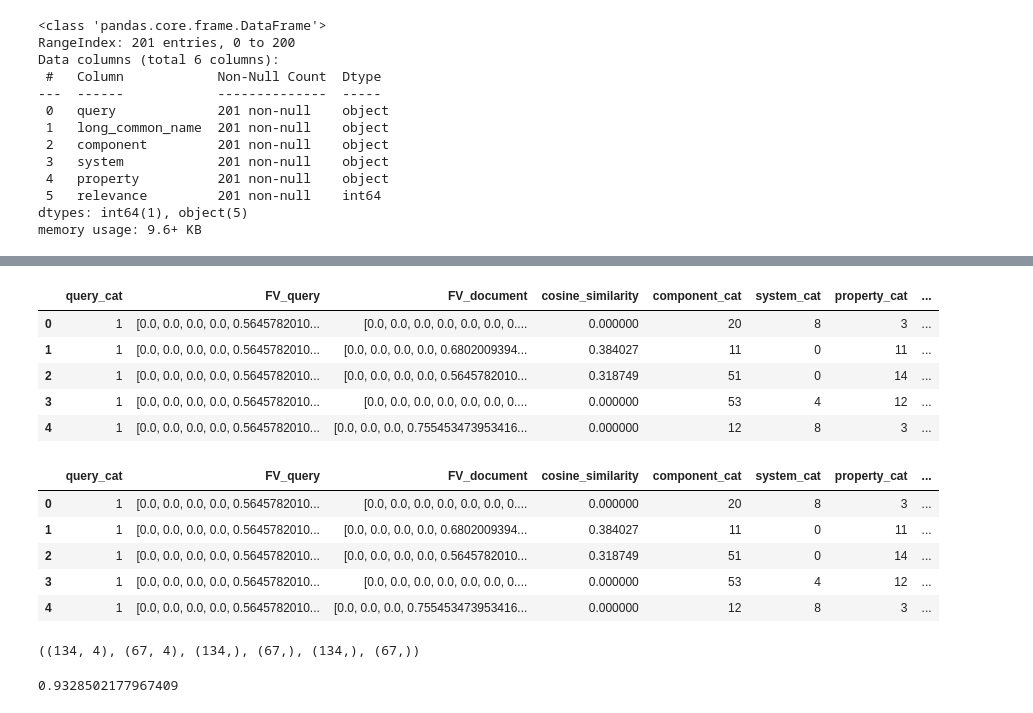
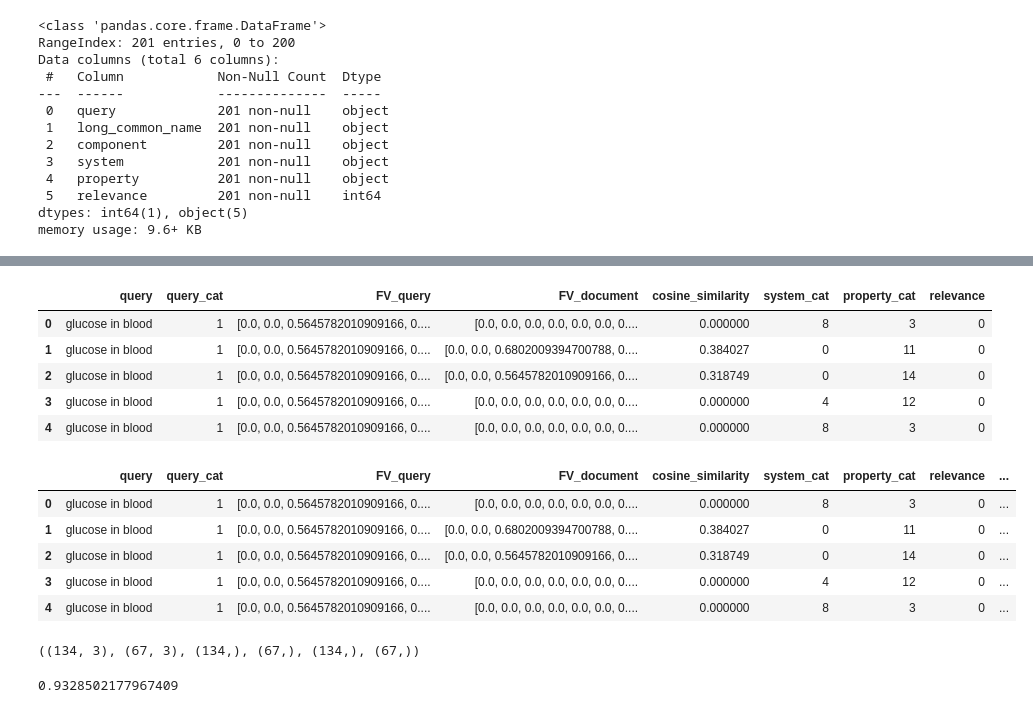
Before and after one commit to alexsierra45/ib-mlr, a Jupyter notebook: AdaRank.ipynb, the cells around one changed output, grey strips where cells are left out. Cells and saved outputs as stored; diff of their text form; code cells hidden in the pictures.

```diff
--- a/AdaRank.ipynb
+++ b/AdaRank.ipynb
@@ -28,7 +31,7 @@ dtypes: int64(1), object(5)
 memory usage: 9.6+ KB
 # %%
 encoders = {}
-for col in ['query','component', 'system', 'property']:
+for col in ['query', 'system', 'property']:
   le = LabelEncoder()
   data[col+'_cat'] = le.fit_transform(data[col])
   encoders[col] = le
@@ -61,7 +64,8 @@ def lemmatize(text):
 def return_sentences(tokens):
     return " ".join([word for word in tokens])
 # %%
-data['removed_punc'] = data['long_common_name'].apply(lambda x: remove_punct(x))
+data['text'] = data['long_common_name'] + ' ' + data['component']
+data['removed_punc'] = data['text'].apply(lambda x: remove_punct(x))
 data['tokens'] = data['removed_punc'].apply(lambda msg : tokenize(msg))
 #data['larger_tokens'] = data['tokens'].apply(lambda x : remove_small_words(x))
 data['clean_tokens'] = data['tokens'].apply(lambda x : remove_stopwords(x))
@@ -90,36 +94,35 @@ tfidf = TfidfVectorizer(max_features=20)
 data['FV_document'] = tfidf.fit_transform(data['clean_text']).toarray().tolist()
 data['FV_query'] = tfidf.transform(data['query']).toarray().tolist()
 data['cosine_similarity'] = data.apply(lambda row: cosine_similarity([row['FV_query']],[row['FV_document']])[0][0], axis=1)
-df = data[['query_cat', 'FV_query', 'FV_document', 'cosine_similarity', 'component_cat', 'system_cat', 'property_cat', 'relevance']].copy()
+df = data[['query', 'query_cat', 'FV_query', 'FV_document', 'cosine_similarity', 'system_cat', 'property_cat', 'relevance']].copy()
 df.head()
 # %% [output]
-|  | query_cat | FV_query | FV_document | cosine_similarity | component_cat | system_cat | property_cat | ... |
-| 0 | 1 | [0.0, 0.0, 0.0, 0.0, 0.5645782010... | [0.0, 0.0, 0.0, 0.0, 0.0, 0.0, 0.... | 0.000000 | 20 | 8 | 3 | ... |
-| 1 | 1 | [0.0, 0.0, 0.0, 0.0, 0.5645782010... | [0.0, 0.0, 0.0, 0.0, 0.6802009394... | 0.384027 | 11 | 0 | 11 | ... |
-| 2 | 1 | [0.0, 0.0, 0.0, 0.0, 0.5645782010... | [0.0, 0.0, 0.0, 0.0, 0.5645782010... | 0.318749 | 51 | 0 | 14 | ... |
-| 3 | 1 | [0.0, 0.0, 0.0, 0.0, 0.5645782010... | [0.0, 0.0, 0.0, 0.0, 0.0, 0.0, 0.... | 0.000000 | 53 | 4 | 12 | ... |
-| 4 | 1 | [0.0, 0.0, 0.0, 0.0, 0.5645782010... | [0.0, 0.0, 0.0, 0.755453473953416... | 0.000000 | 12 | 8 | 3 | ... |
+|  | query | query_cat | FV_query | FV_document | cosine_similarity | system_cat | property_cat | relevance |
+| 0 | glucose in blood | 1 | [0.0, 0.0, 0.5645782010909166, 0.... | [0.0, 0.0, 0.0, 0.0, 0.0, 0.0, 0.... | 0.000000 | 8 | 3 | 0 |
+| 1 | glucose in blood | 1 | [0.0, 0.0, 0.5645782010909166, 0.... | [0.0, 0.0, 0.6802009394700788, 0.... | 0.384027 | 0 | 11 | 0 |
+| 2 | glucose in blood | 1 | [0.0, 0.0, 0.5645782010909166, 0.... | [0.0, 0.0, 0.5645782010909166, 0.... | 0.318749 | 0 | 14 | 0 |
+| 3 | glucose in blood | 1 | [0.0, 0.0, 0.5645782010909166, 0.... | [0.0, 0.0, 0.0, 0.0, 0.0, 0.0, 0.... | 0.000000 | 4 | 12 | 0 |
+| 4 | glucose in blood | 1 | [0.0, 0.0, 0.5645782010909166, 0.... | [0.0, 0.0, 0.0, 0.0, 0.0, 0.0, 0.... | 0.000000 | 8 | 3 | 0 |
 # %%
 feature_columns = [
     'cosine_similarity',
-    'component_cat',
     'system_cat',
     'property_cat'
     #'bm25',
     #'jaccard',
     #'term_overlap',
     #'semantic_similarity'
 ]
 
 df['features'] = df[feature_columns].values.tolist()
 df.head()
 # %% [output]
-|  | query_cat | FV_query | FV_document | cosine_similarity | component_cat | system_cat | property_cat | ... |
-| 0 | 1 | [0.0, 0.0, 0.0, 0.0, 0.5645782010... | [0.0, 0.0, 0.0, 0.0, 0.0, 0.0, 0.... | 0.000000 | 20 | 8 | 3 | ... |
-| 1 | 1 | [0.0, 0.0, 0.0, 0.0, 0.5645782010... | [0.0, 0.0, 0.0, 0.0, 0.6802009394... | 0.384027 | 11 | 0 | 11 | ... |
-| 2 | 1 | [0.0, 0.0, 0.0, 0.0, 0.5645782010... | [0.0, 0.0, 0.0, 0.0, 0.5645782010... | 0.318749 | 51 | 0 | 14 | ... |
-| 3 | 1 | [0.0, 0.0, 0.0, 0.0, 0.5645782010... | [0.0, 0.0, 0.0, 0.0, 0.0, 0.0, 0.... | 0.000000 | 53 | 4 | 12 | ... |
-| 4 | 1 | [0.0, 0.0, 0.0, 0.0, 0.5645782010... | [0.0, 0.0, 0.0, 0.755453473953416... | 0.000000 | 12 | 8 | 3 | ... |
+|  | query | query_cat | FV_query | FV_document | cosine_similarity | system_cat | property_cat | relevance | ... |
+| 0 | glucose in blood | 1 | [0.0, 0.0, 0.5645782010909166, 0.... | [0.0, 0.0, 0.0, 0.0, 0.0, 0.0, 0.... | 0.000000 | 8 | 3 | 0 | ... |
+| 1 | glucose in blood | 1 | [0.0, 0.0, 0.5645782010909166, 0.... | [0.0, 0.0, 0.6802009394700788, 0.... | 0.384027 | 0 | 11 | 0 | ... |
+| 2 | glucose in blood | 1 | [0.0, 0.0, 0.5645782010909166, 0.... | [0.0, 0.0, 0.5645782010909166, 0.... | 0.318749 | 0 | 14 | 0 | ... |
+| 3 | glucose in blood | 1 | [0.0, 0.0, 0.5645782010909166, 0.... | [0.0, 0.0, 0.0, 0.0, 0.0, 0.0, 0.... | 0.000000 | 4 | 12 | 0 | ... |
+| 4 | glucose in blood | 1 | [0.0, 0.0, 0.5645782010909166, 0.... | [0.0, 0.0, 0.0, 0.0, 0.0, 0.0, 0.... | 0.000000 | 8 | 3 | 0 | ... |
 # %%
 from scipy.sparse import csr_matrix
 from sklearn.model_selection import GroupShuffleSplit
@@ -140,5 +143,5 @@ qid_test = df_test['query_cat'].to_numpy()
 
 X_train.shape, X_test.shape, y_train.shape, y_test.shape, qid_train.shape, qid_test.shape
 # %% [output]
-((134, 4), (67, 4), (134,), (67,), (134,), (67,))
+((134, 3), (67, 3), (134,), (67,), (134,), (67,))
 # %%
```
Also changed, not shown: parts of 19 cells of this notebook.
